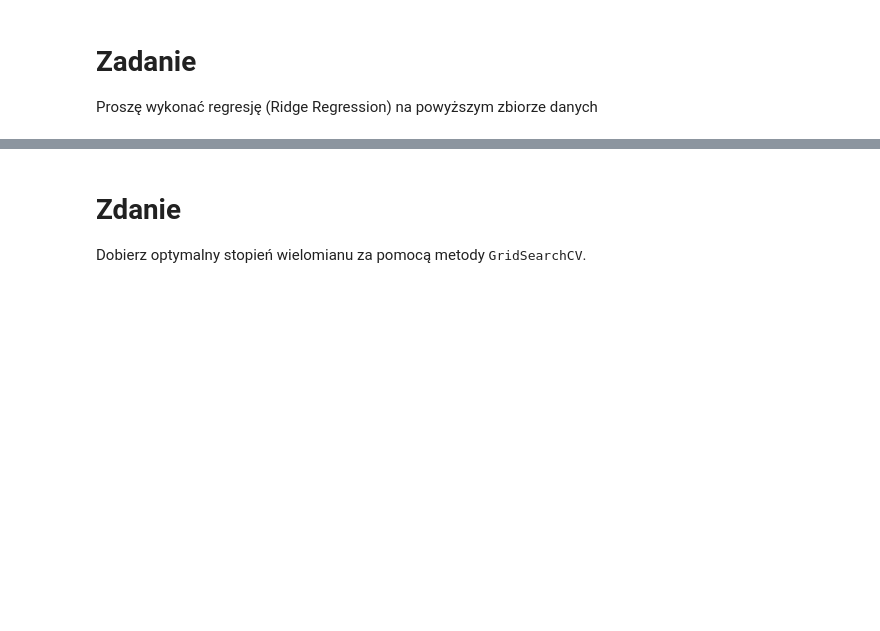
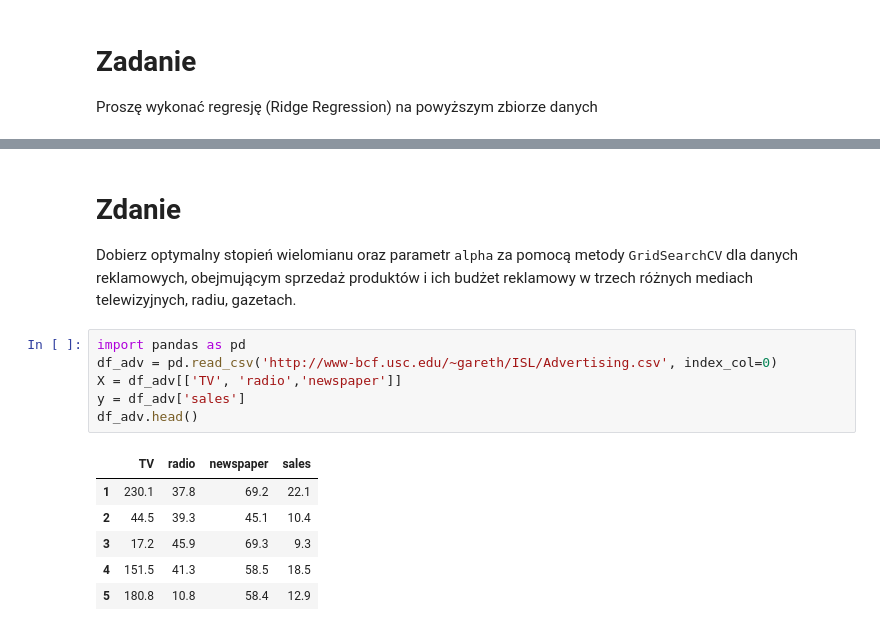
Before and after one commit to przem85/bootcamp, a Jupyter notebook: statistics/D11_Z07.ipynb, the cells around one changed output, grey strips where cells are left out. Cells and saved outputs as stored; diff of their text form; blank space fills up the shorter version.

```diff
--- a/statistics/D11_Z07.ipynb
+++ b/statistics/D11_Z07.ipynb
@@ -112,3 +97,16 @@ plt.show()
 # %% [markdown]
 # Zdanie
-Dobierz optymalny stopień wielomianu za pomocą metody <tt>GridSearchCV</tt>.
+Dobierz optymalny stopień wielomianu oraz parametr <tt>alpha</tt> za pomocą metody <tt>GridSearchCV</tt> dla danych reklamowych, obejmującym sprzedaż produktów i ich budżet reklamowy w trzech różnych mediach telewizyjnych, radiu, gazetach.
+# %%
+import pandas as pd
+df_adv = pd.read_csv('http://www-bcf.usc.edu/~gareth/ISL/Advertising.csv', index_col=0)
+X = df_adv[['TV', 'radio','newspaper']]
+y = df_adv['sales']
+df_adv.head()
+# %% [output]
+|  | TV | radio | newspaper | sales |
+| 1 | 230.1 | 37.8 | 69.2 | 22.1 |
+| 2 | 44.5 | 39.3 | 45.1 | 10.4 |
+| 3 | 17.2 | 45.9 | 69.3 | 9.3 |
+| 4 | 151.5 | 41.3 | 58.5 | 18.5 |
+| 5 | 180.8 | 10.8 | 58.4 | 12.9 |
```
Also changed, not shown: parts of 16 cells of this notebook.
